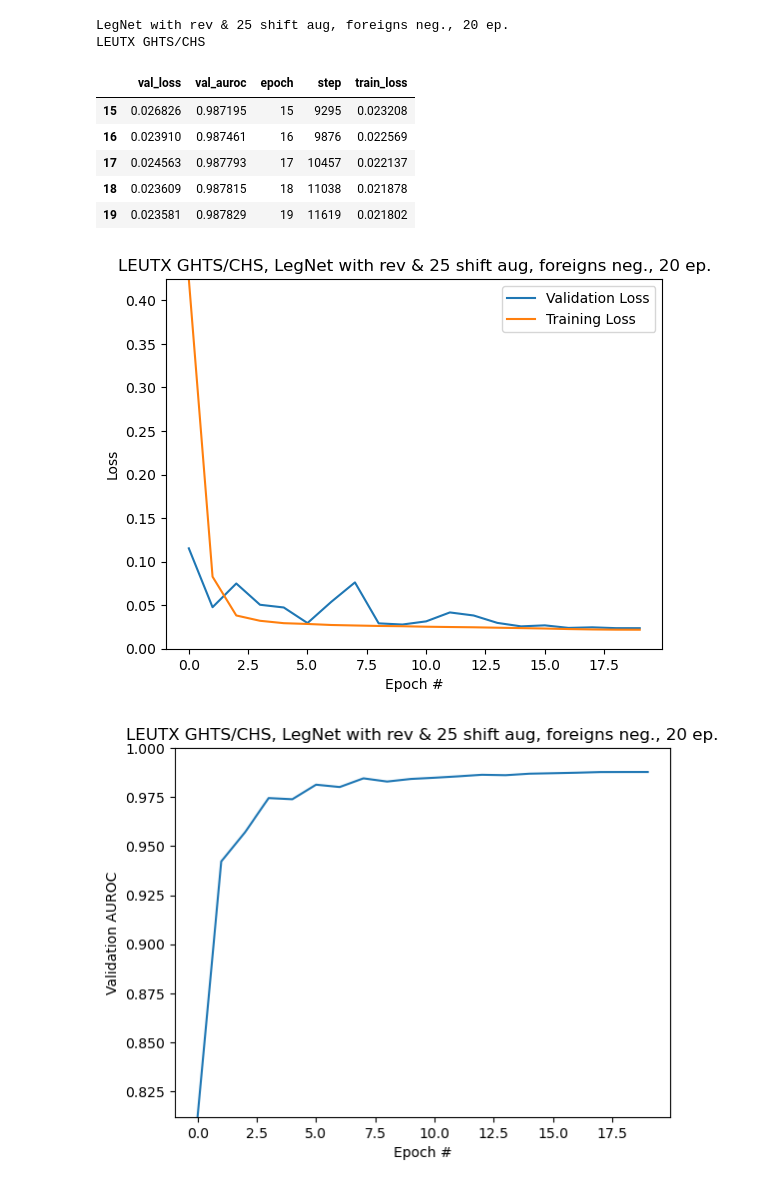
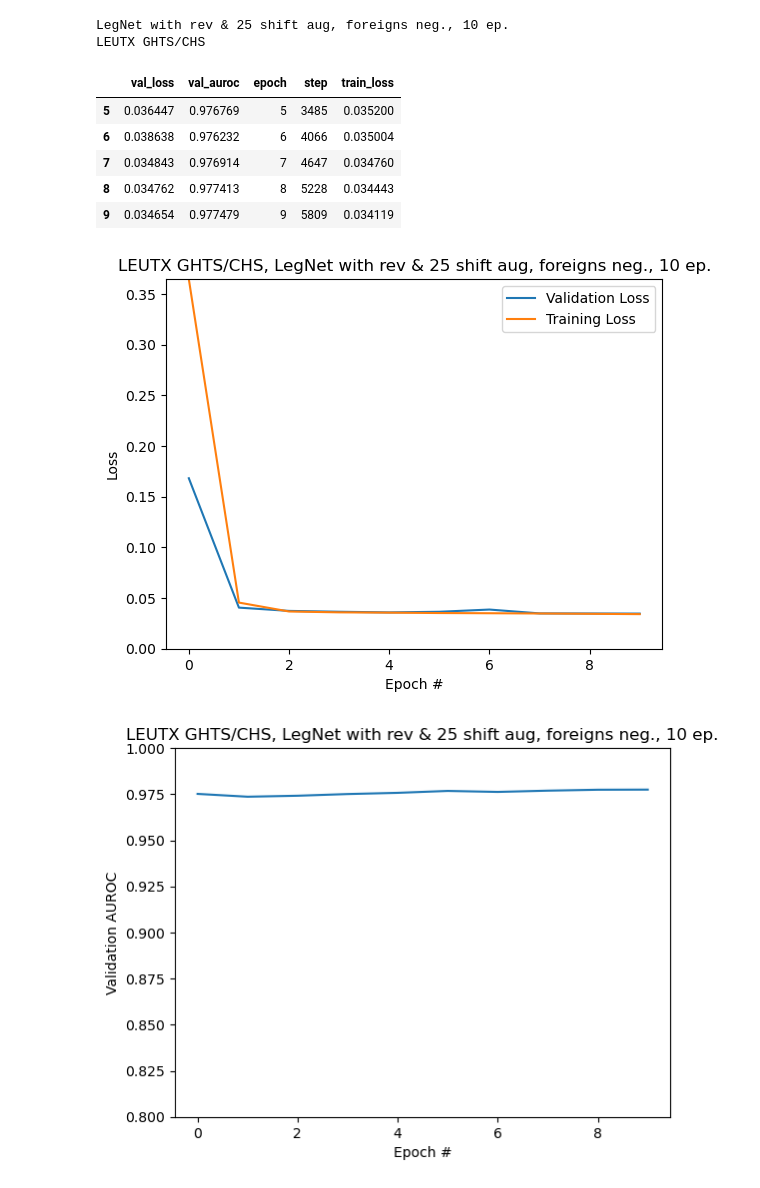
Before and after one commit to nikgr1/mex_legnet, a Jupyter notebook: visualization.ipynb, the cells around one changed output. Drawn from its saved outputs; the diff is of its cells as text; code cells hidden in the pictures.

```diff
--- a/visualization.ipynb
+++ b/visualization.ipynb
@@ -9,7 +9,7 @@ warnings.filterwarnings("ignore", "is_categorical_dtype")
 warnings.filterwarnings("ignore", "use_inf_as_na")
 warnings.filterwarnings("ignore", "is_sparse")
 # %%
-model_name, version = 'simple_pwms_freeze/LEUTX-GHTS-CHS', 0
+model_name, version = 'simpler_layers/LEUTX-GHTS-CHS', 0
 # model_name, version, run_descr = 'only_one_exp', 0, 'BATF2 GHTS/GHTS'
 path_to_model = '/home/nikgr/mex_models/%s' % model_name
 path_to_metrics = path_to_model + '/model/lightning_logs/version_%d/metrics.csv' % version
@@ -51,7 +51,7 @@ run_info = get_run_info(model_config)
 print(mod_info)
 print(run_info)
 # %% [output]
-LegNet with rev & 25 shift aug, foreigns neg., 20 ep.
+LegNet with rev & 25 shift aug, foreigns neg., 10 ep.
 LEUTX GHTS/CHS
 # %%
 metrics_df = pd.read_csv(path_to_metrics, sep=',')
@@ -61,11 +61,11 @@ metrics_df = pd.merge(left_df, right_df, on=['epoch', 'step'])
 metrics_df.tail()
 # %% [output]
 |  | val_loss | val_auroc | epoch | step | train_loss |
-| 15 | 0.026826 | 0.987195 | 15 | 9295 | 0.023208 |
-| 16 | 0.023910 | 0.987461 | 16 | 9876 | 0.022569 |
-| 17 | 0.024563 | 0.987793 | 17 | 10457 | 0.022137 |
-| 18 | 0.023609 | 0.987815 | 18 | 11038 | 0.021878 |
-| 19 | 0.023581 | 0.987829 | 19 | 11619 | 0.021802 |
+| 5 | 0.036447 | 0.976769 | 5 | 3485 | 0.035200 |
+| 6 | 0.038638 | 0.976232 | 6 | 4066 | 0.035004 |
+| 7 | 0.034843 | 0.976914 | 7 | 4647 | 0.034760 |
+| 8 | 0.034762 | 0.977413 | 8 | 5228 | 0.034443 |
+| 9 | 0.034654 | 0.977479 | 9 | 5809 | 0.034119 |
 # %%
 ax = plt.axes()
 ax.set_ylim(0, max(metrics_df['val_loss'].max(), metrics_df['train_loss'].max()))
@@ -77,17 +77,18 @@ plt.xlabel('Epoch #')
 plt.legend(loc='upper right')
 plt.show()
 # %% [output]
-[figure, old version]
+[figure, new version]
 # %%
 ax = plt.axes()
-ax.set_ylim(metrics_df['val_auroc'].min(), 1)
+# ax.set_ylim(metrics_df['val_auroc'].min(), 1)
+ax.set_ylim(0.8, 1)
 plt.plot(metrics_df['epoch'], metrics_df['val_auroc'])
 plt.title('%s, %s' % (run_info, mod_info))
 plt.ylabel('Validation AUROC')
 plt.xlabel('Epoch #')
 plt.show()
 # %% [output]
-[figure, old version]
+[figure, new version]
 # %%
 preds_df = pd.read_csv(path_to_preds, sep='\t')
 preds_df['avg_pred'] = (preds_df['forw_pred'] + preds_df['rev_pred']) / 2
```
Also changed, not shown: parts of 4 cells of this notebook, 27 other files.
